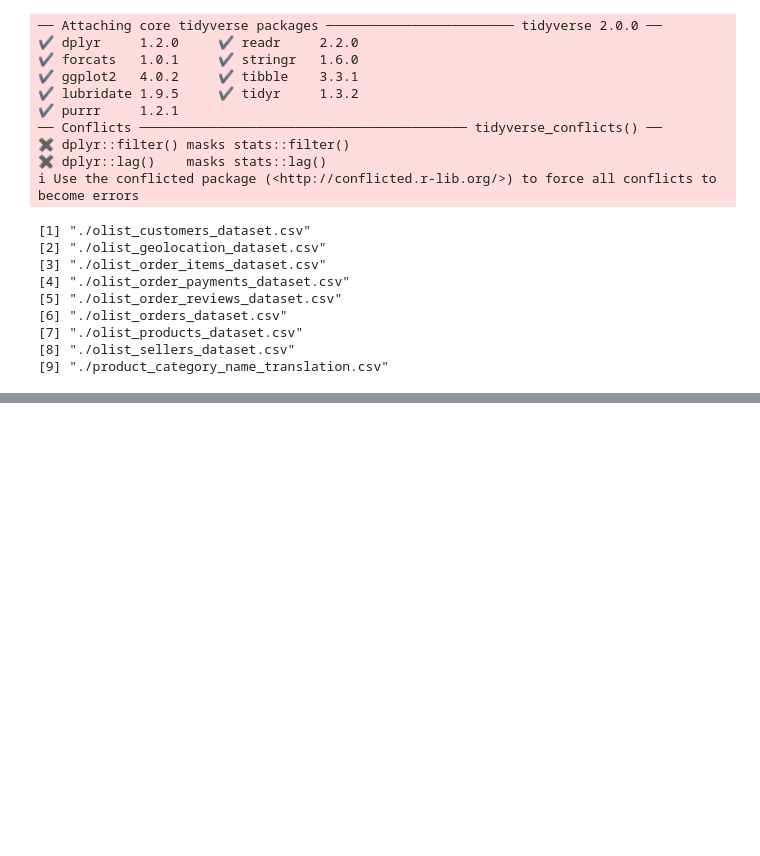
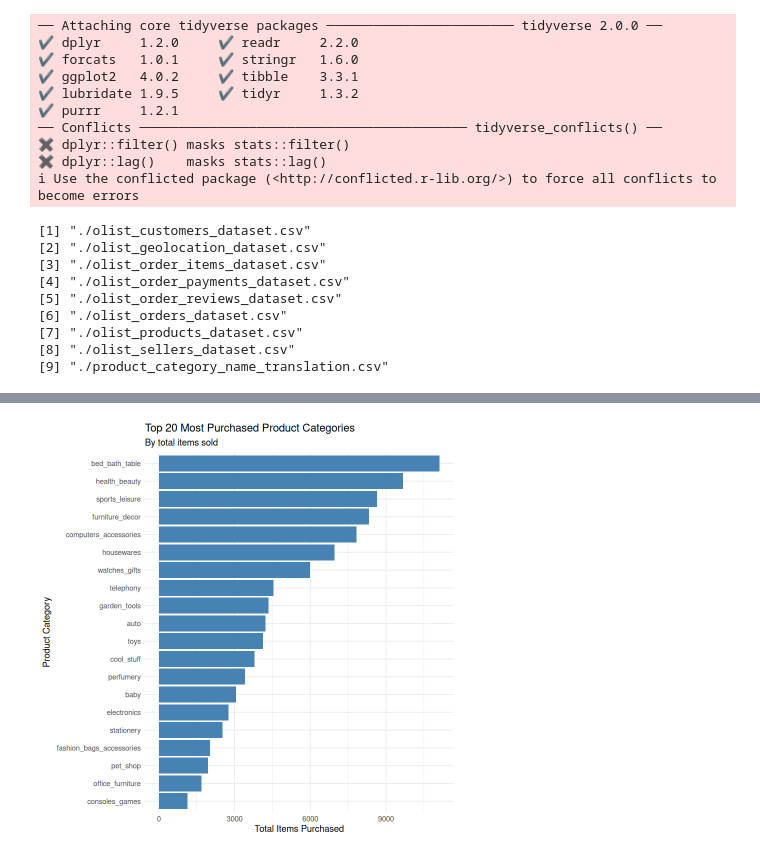
Before and after one commit to sky-akash/SPINAKER_D1_R_MarketAnalysis, a Jupyter notebook: data_eda.ipynb, the cells around one changed output, grey strips where cells are left out. Saved outputs shown, nothing was run; the diff lists cells and outputs as text; code cells hidden in the pictures; blank space fills up the shorter version.

```diff
--- a/data_eda.ipynb
+++ b/data_eda.ipynb
@@ -42,0 +249,20 @@ list.files(out_dir, pattern = "\\.csv$", full.names = TRUE)
+# %%
+# Analyze the status breakdown for the Top 20 segments
+top_20_status_analysis <- item_sales_data %>%
+  # Keep only the rows where the category is in our top 20 list
+  filter(product_category_name_english %in% top_20_volume$product_category_name_english) %>%
+  group_by(product_category_name_english) %>%
+  summarise(
+    total_purchased = n(),
+    # Count how many successfully made it to the customer
+    delivered_count = sum(order_status == "delivered", na.rm = TRUE),
+    # Count cancellations and unavailable stock
+    failed_count = sum(order_status %in% c("canceled", "unavailable"), na.rm = TRUE),
+    # Calculate the failure rate as a percentage
+    failure_rate_pct = round((failed_count / total_purchased) * 100, 2)
+  ) %>%
+  # Sort by total purchased to maintain the top 20 order
+  arrange(desc(total_purchased))
+
+# View the final analysis for Part 1
+print(top_20_status_analysis)
@@ -42,0 +287,18 @@ list.files(out_dir, pattern = "\\.csv$", full.names = TRUE)
+# %%
+# Plot 1: Total Volume
+ggplot(top_20_status_analysis, aes(x = reorder(product_category_name_english, total_purchased), y = total_purchased)) +
+  # Use a nice blue color for volume
+  geom_col(fill = "steelblue") +
+  # Flip the coordinates so the long category names are readable on the left
+  coord_flip() +
+  # Add labels and titles
+  labs(
+    title = "Top 20 Most Purchased Product Categories",
+    subtitle = "By total items sold",
+    x = "Product Category",
+    y = "Total Items Purchased"
+  ) +
+  # Use a clean, professional theme
+  theme_minimal()
+# %% [output]
+[figure, added]
```
Also changed, not shown: parts of 44 cells of this notebook, 6 other files.
